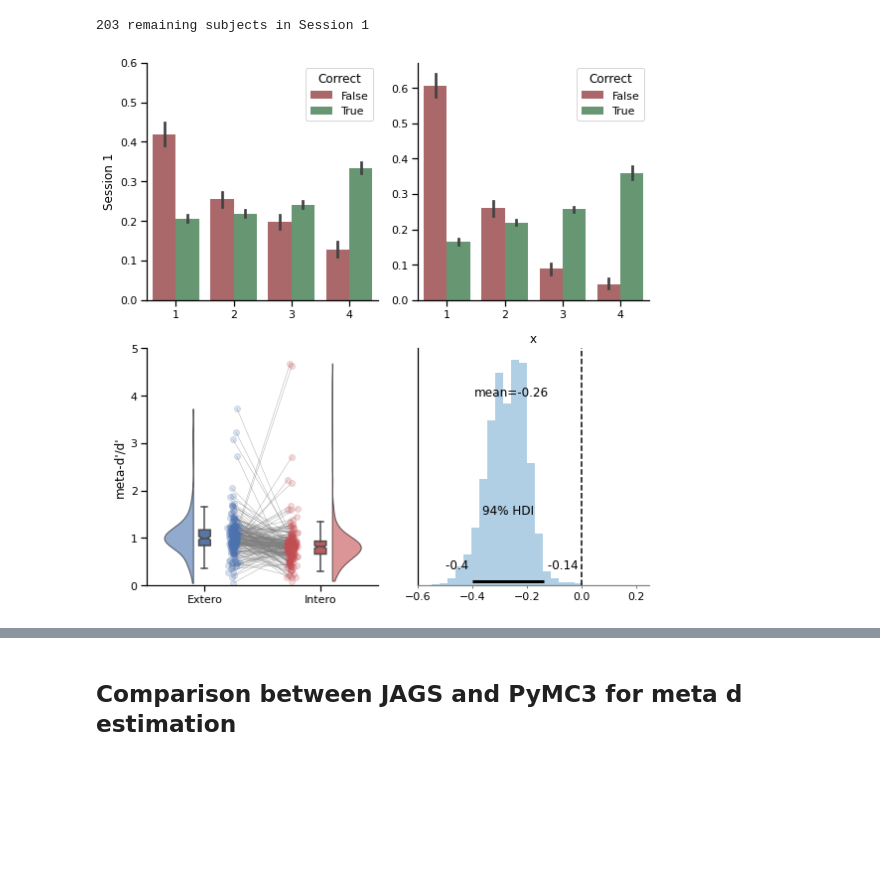
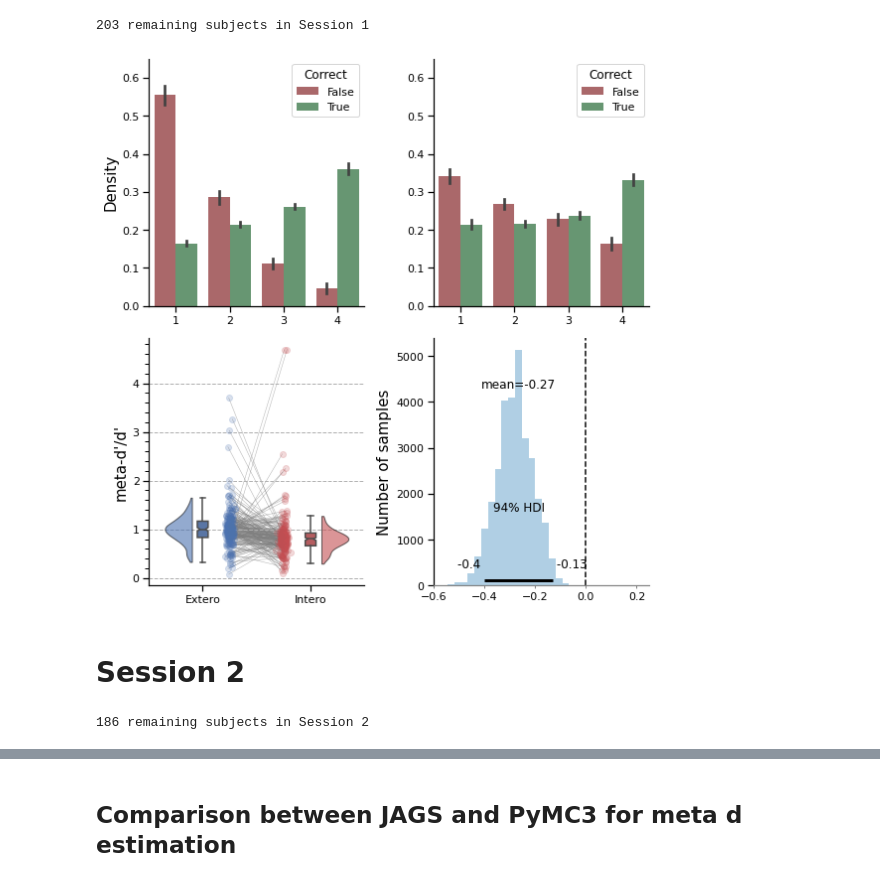
Before and after one commit to embodied-computation-group/CardioceptionPaper, a Jupyter notebook: code/3-Metacognition.ipynb, the cells around one changed output, grey strips where cells are left out. Saved outputs shown, nothing was run; the diff lists cells and outputs as text; code cells hidden in the pictures; blank space fills up the shorter version.

```diff
--- a/code/3-Metacognition.ipynb
+++ b/code/3-Metacognition.ipynb
@@ -155,37 +199,47 @@ print(f'{rawConfidence_df[rawConfidence_df.Session=="Del1"].Subject.nunique()} r
 203 remaining subjects in Session 1
 # %%
 fig, axs = plt.subplots(nrows=2, ncols=2, figsize=(8, 8))
-for i, cond in enumerate(['Intero', 'Extero']):
-    sns.barplot(data=rawConfidence_df[(rawConfidence_df.Modality==cond) & (rawConfidence_df.Session==session)], x='Ratings', y='Density', hue='Correct', ax=axs[0, i], palette=["#b55d60", "#5f9e6e"])
+for i, cond in enumerate(['Extero', 'Intero']):
+    sns.barplot(data=rawConfidence_df[(rawConfidence_df.Modality==cond) & (rawConfidence_df.Session=='Del1')], x='Ratings', y='Density', hue='Correct', ax=axs[0, i], palette=["#b55d60", "#5f9e6e"])
     labels = [item.get_text() for item in axs[0, i].get_xticklabels()]
 
-axs[0, 0].set_ylabel('Session 1')
+axs[0, 0].set_ylabel('Density', size=15)
 axs[0, 1].set_ylabel('')
 axs[0, 0].set_xlabel('')
 axs[0, 1].set_xlabel('')
-axs[0, 0].set_ylim(0, 0.6)
-axs[0, 0].set_ylim(0, 0.6)
+axs[0, 0].set_ylim(0, 0.65)
+axs[0, 1].set_ylim(0, 0.65)
 
-samples = pd.read_csv(path + '/data/jagsSamples.txt', sep='\t')
-stats = pd.read_csv(path + '/data/jagsStats.txt', sep='\t')
+samples = pd.read_csv(path + '/data/jagsSamples_Del1.txt', sep='\t')
+stats = pd.read_csv(path + '/data/jagsStats_Del1.txt', sep='\t')
 stats['Condition'] = 'Intero'
 stats.loc[stats.name.str.contains(",2]"), 'Condition'] = 'Extero'
 stats = stats[stats.name.str.contains('Mratio')]
 stats = stats.sort_values('Condition')
 
-raincloud(data=stats, x='Condition', y='mean', ax=axs[1, 0])
-axs[1, 0].set_ylabel("meta-d'/d'")
+raincloud(data=stats, x='Condition', y='mean', show_outliers=False, ax=axs[1, 0])
+axs[1, 0].set_ylabel("meta-d'/d'", size=15)
 axs[1, 0].set_xlabel('')
-axs[1, 0].set_ylim(0, 5)
+axs[1, 0].minorticks_on()
+axs[1, 0].set_axisbelow(True)
+axs[1, 0].grid(which='major', linestyle='--', axis='y')
+axs[1, 0].tick_params(axis='x', which='minor', bottom=False)
 
 az.plot_posterior(samples.value.to_numpy(), kind='hist', bins=20, ax=axs[1, 1])
 axs[1, 1].axvline(x=0, linestyle='--', color='k')
 axs[1, 1].set_xlim(-.6, .25)
-axs[1, 1].set_ylabel('Density')
-axs[1, 1].set_ylabel('')
+axs[1, 1].set_ylabel('Number of samples', size=15)
+axs[1, 1].set_title('')
+axs[1, 1].set_yticks([0, 1000, 2000, 3000, 4000, 5000])
 
 plt.tight_layout()
 sns.despine()
-#plt.savefig(path + '/figures/Fig3.png', dpi=300)
+plt.savefig(path + '/figures/Fig3_metacognition.svg', dpi=300)
 # %% [output]
-[figure, old version]
+[figure, new version]
+# %% [markdown]
+# Session 2
+# %%
+print(f'{rawConfidence_df[rawConfidence_df.Session=="Del2"].Subject.nunique()} remaining subjects in Session 2')
+# %% [output]
+186 remaining subjects in Session 2
```
Also changed, not shown: parts of 21 cells of this notebook, 6 other files.
